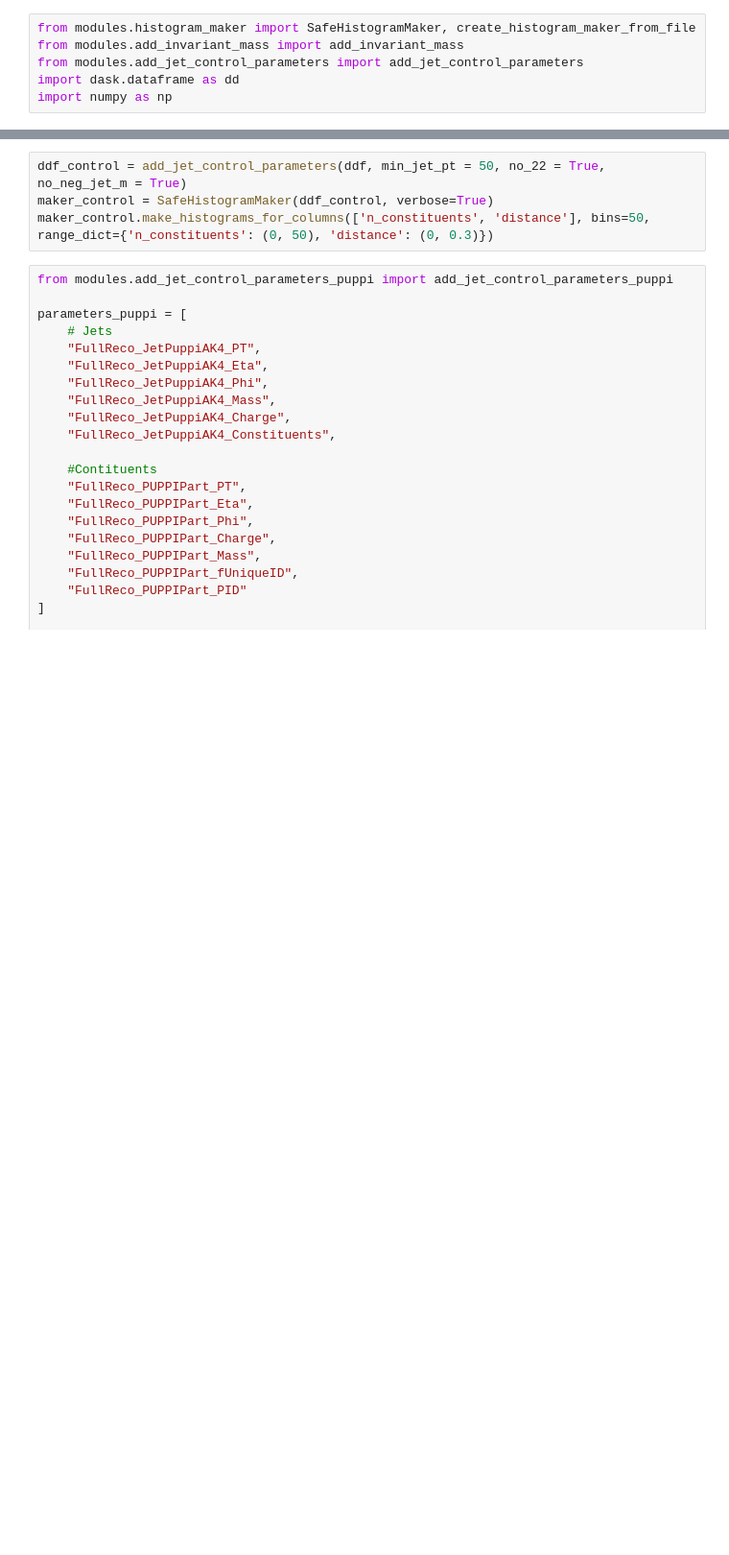
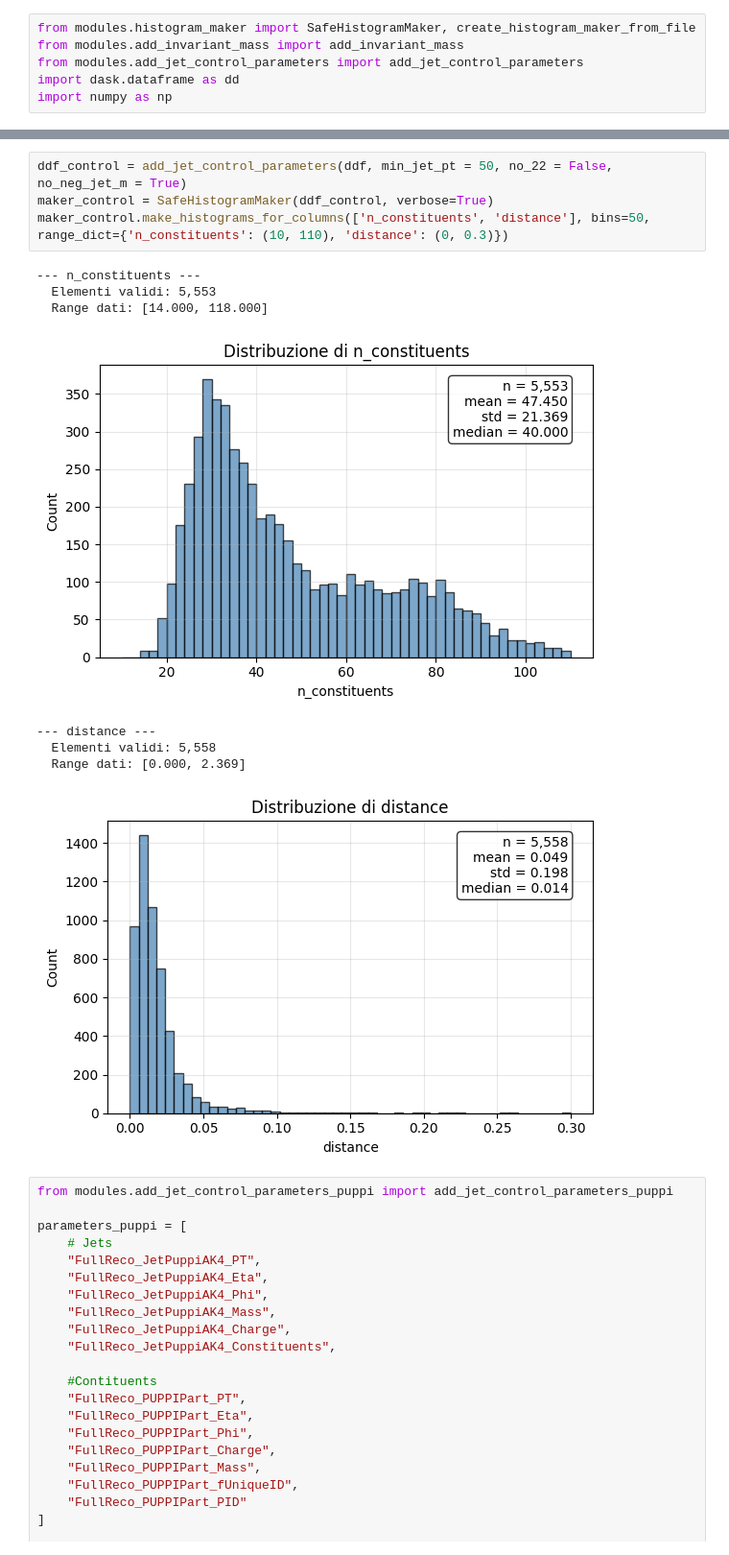
Before and after one commit to simoneyang0/Fundation-Model-for-Particle-Physics, a Jupyter notebook: collide2v/plot.ipynb, the cells around one changed output, grey strips where cells are left out. Shown at 96% size. Saved outputs shown, nothing was run; the diff lists cells and outputs as text; blank space fills up the shorter version.

```diff
--- a/collide2v/plot.ipynb
+++ b/collide2v/plot.ipynb
@@ -181,7 +179,16 @@ KeyboardInterrupt:
 # %%
-ddf_control = add_jet_control_parameters(ddf, min_jet_pt = 50, no_22 = True, no_neg_jet_m = True)
+ddf_control = add_jet_control_parameters(ddf, min_jet_pt = 50, no_22 = False, no_neg_jet_m = True)
 maker_control = SafeHistogramMaker(ddf_control, verbose=True)
-maker_control.make_histograms_for_columns(['n_constituents', 'distance'], bins=50, range_dict={'n_constituents': (0, 50), 'distance': (0, 0.3)})
+maker_control.make_histograms_for_columns(['n_constituents', 'distance'], bins=50, range_dict={'n_constituents': (10, 110), 'distance': (0, 0.3)})
+# %% [output]
+--- n_constituents ---
+  Elementi validi: 5,553
+  Range dati: [14.000, 118.000]
+[figure, added]
+--- distance ---
+  Elementi validi: 5,558
+  Range dati: [0.000, 2.369]
+[figure, added]
 # %%
 from modules.add_jet_control_parameters_puppi import add_jet_control_parameters_puppi
 
```
Also changed, not shown: parts of 8 cells of this notebook, 16 other files.
